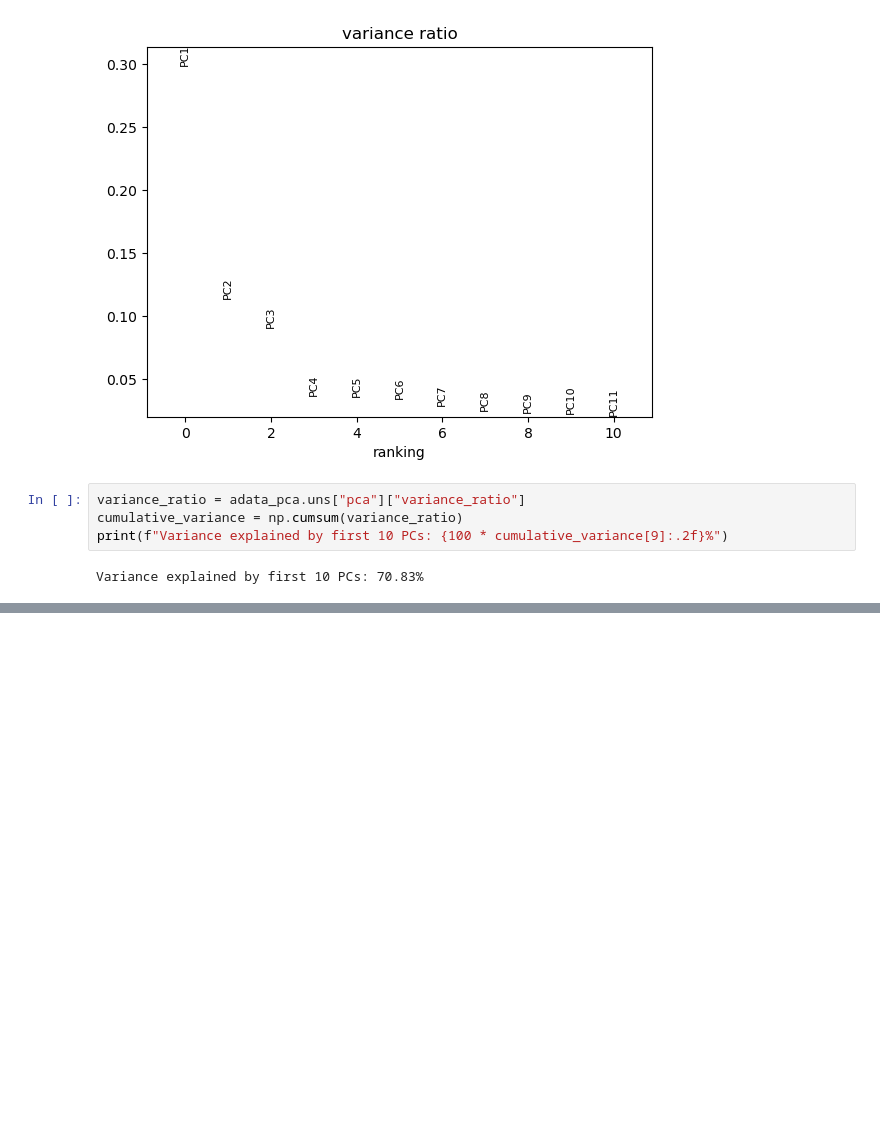
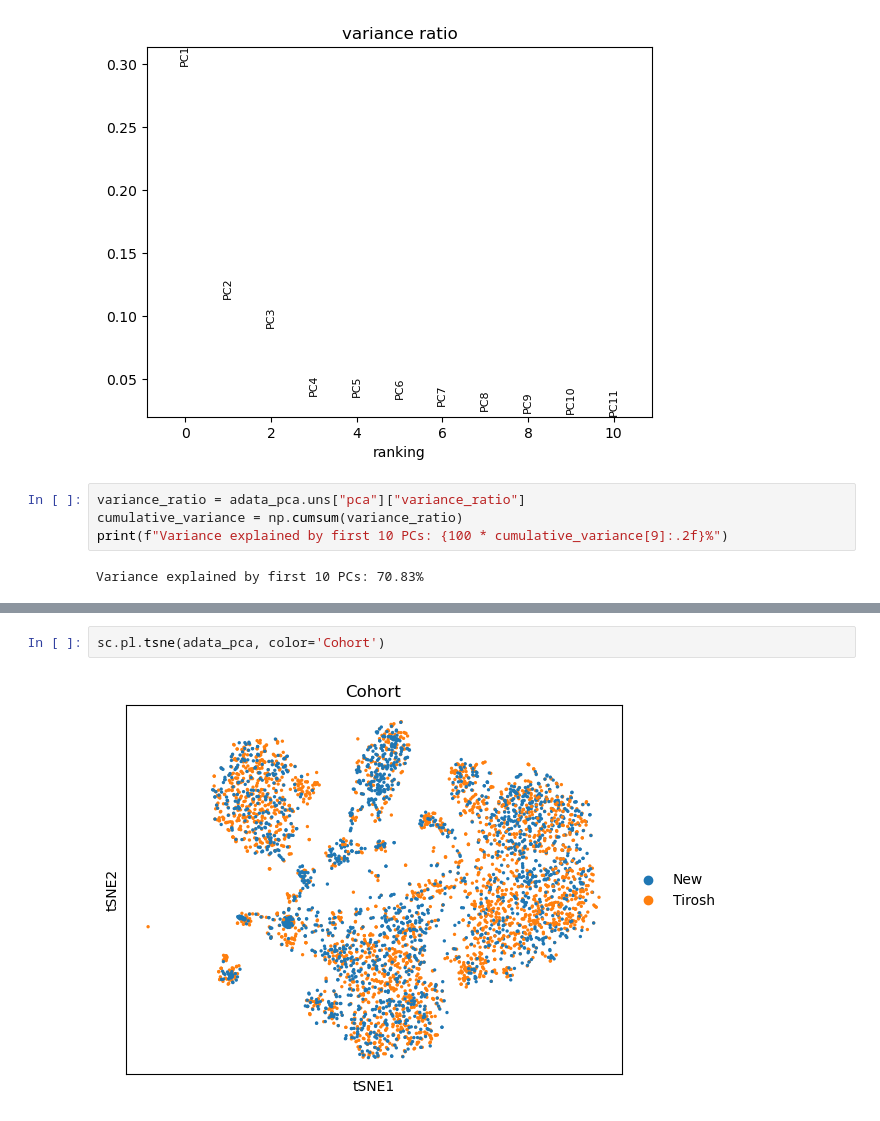
Before and after one commit to vicciv1623/iicd_MEDAL_feat, a Jupyter notebook: cancer_data/Process_Data.ipynb, the cells around one changed output, grey strips where cells are left out. Cells and saved outputs as stored; diff of their text form; blank space fills up the shorter version.

```diff
--- a/cancer_data/Process_Data.ipynb
+++ b/cancer_data/Process_Data.ipynb
@@ -213,0 +258,4 @@ Variance explained by first 10 PCs: 70.83%
+# %%
+sc.pl.tsne(adata_pca, color='Cohort')
+# %% [output]
+[figure, added]
```
Also changed, not shown: parts of 7 cells of this notebook, 2 other files.
